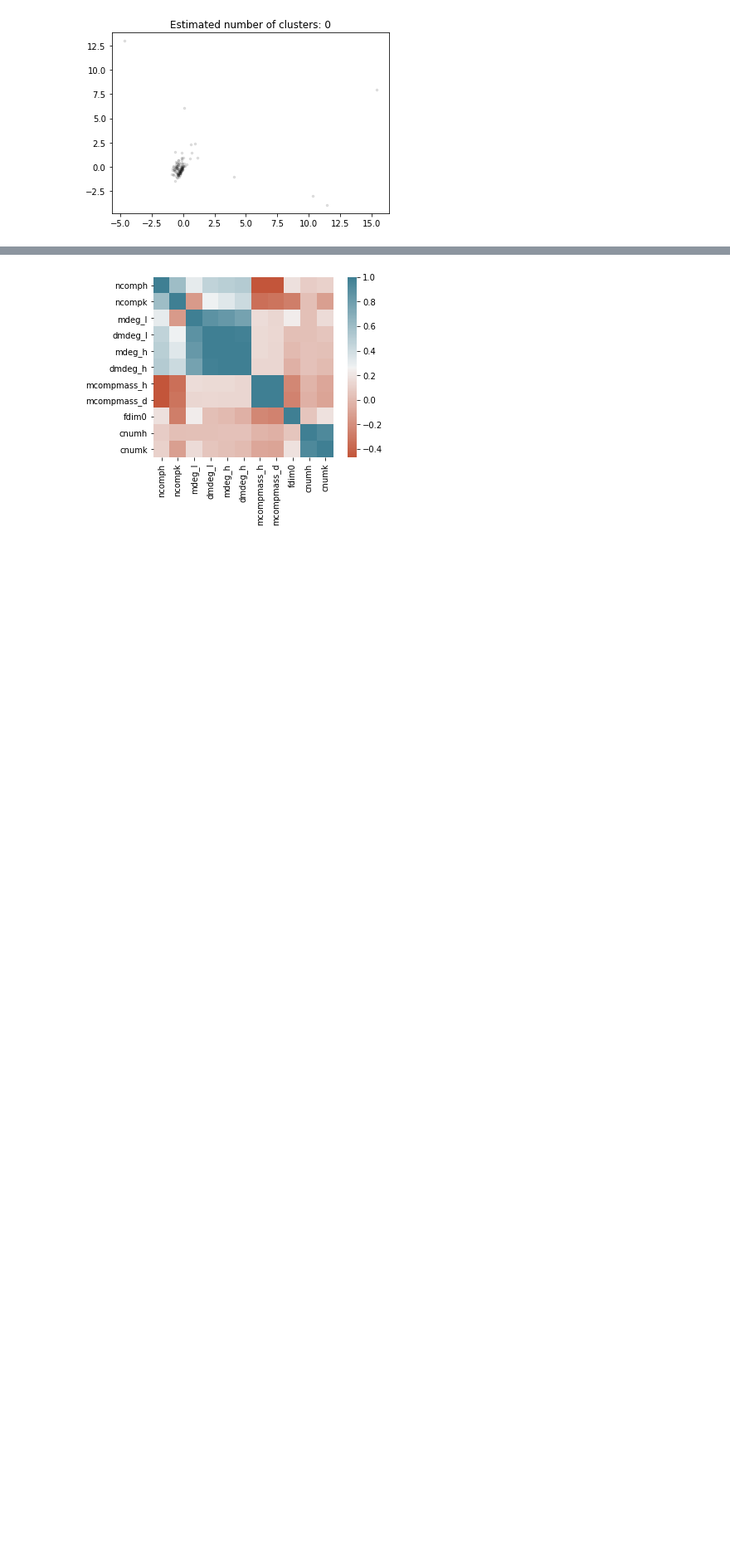
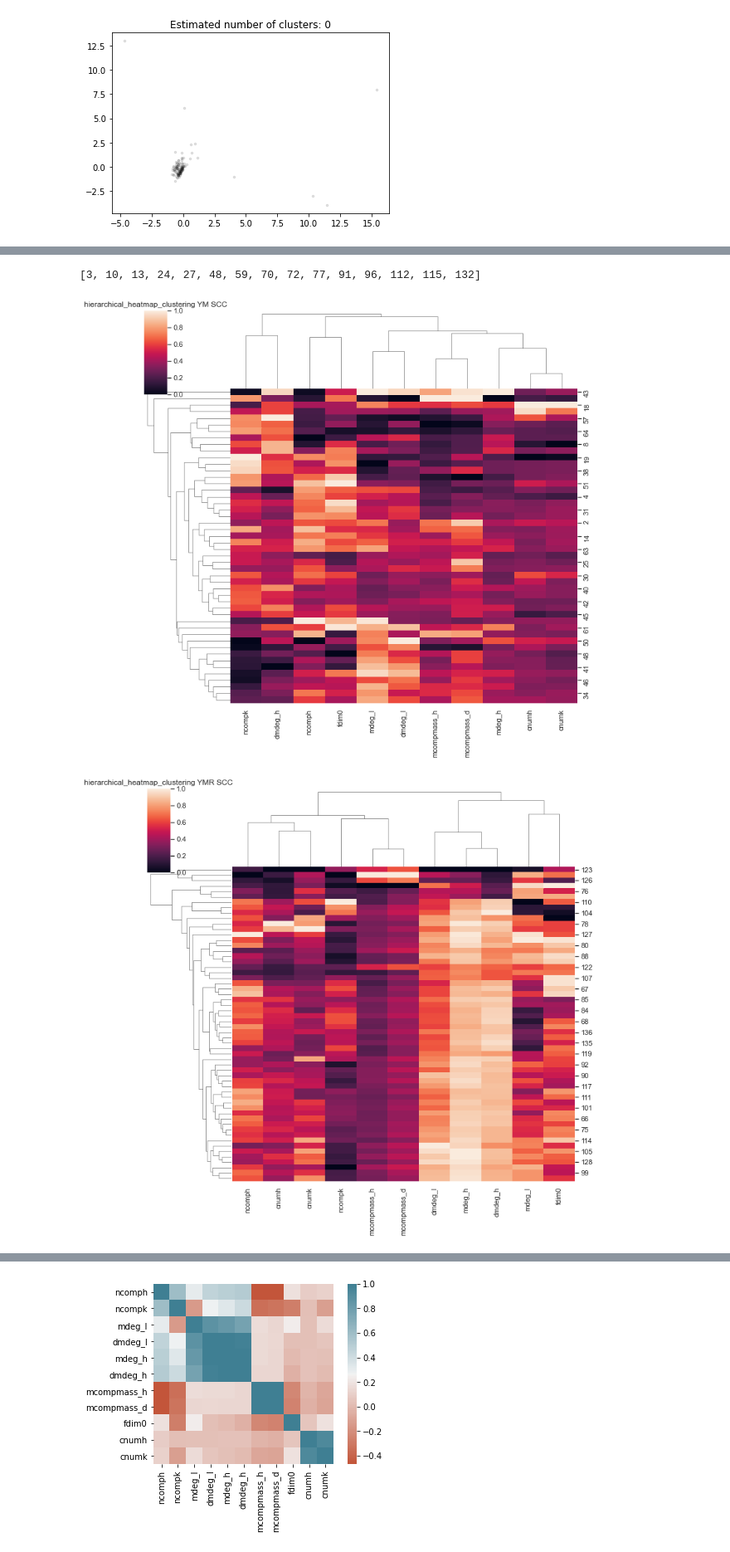
Before and after one commit to trevor-chan/research, a Jupyter notebook: morpho_scripts/PCA_scripts.ipynb, the cells around one changed output, grey strips where cells are left out. Shown at 83% size. Saved outputs shown, nothing was run; the diff lists cells and outputs as text; code cells hidden in the pictures; blank space fills up the shorter version.

```diff
--- a/morpho_scripts/PCA_scripts.ipynb
+++ b/morpho_scripts/PCA_scripts.ipynb
@@ -868,3 +909,32 @@ plt.show()
+# %%
+testdf = df.copy(deep=True)
+
+testdf.pop('lineage')
+
+threshold = 2
+print(list(dict.fromkeys(np.where(z>threshold)[0].tolist())))
+#testdf = testdf.drop(list(dict.fromkeys(np.where(z>threshold)[0].tolist())))
+
+YM_indexlist = [i for i in range(len(df)) if "YM/" in df.iloc[i]['lineage']]
+YMR_indexlist = [i for i in range(len(df)) if "YMR/" in df.iloc[i]['lineage']]
+
+ym_tester = testdf.iloc[YM_indexlist]
+ymr_tester = testdf.iloc[YMR_indexlist]
+
+ym_tester = ym_tester.drop(list(dict.fromkeys(np.where(np.abs(stats.zscore(ym_tester))>threshold)[0].tolist())))
+ymr_tester = ymr_tester.drop(list(dict.fromkeys([i+min(ymr_tester.index) for i in np.where(np.abs(stats.zscore(ymr_tester))>threshold)[0]])))
+ymr_tester = ymr_tester.drop([70]) ##Questionable, but index 70 seems to throw things off somewhat !
+
+g = sns.clustermap(ym_tester,standard_scale=1)
+plt.title("hierarchical_heatmap_clustering YM SCC")
+plt.savefig("hierarchical_heatmap_clustering_YM.png",dpi=75)
+g = sns.clustermap(ymr_tester,standard_scale=1)
+plt.title("hierarchical_heatmap_clustering YMR SCC")
+plt.savefig("hierarchical_heatmap_clustering_YMR.png",dpi=75)
+# %% [output]
+[3, 10, 13, 24, 27, 48, 59, 70, 72, 77, 91, 96, 112, 115, 132]
+[figure, added]
+[figure, added]
 # %%
 #TRY - TEMP
 
```
Also changed, not shown: parts of 11 cells of this notebook.
